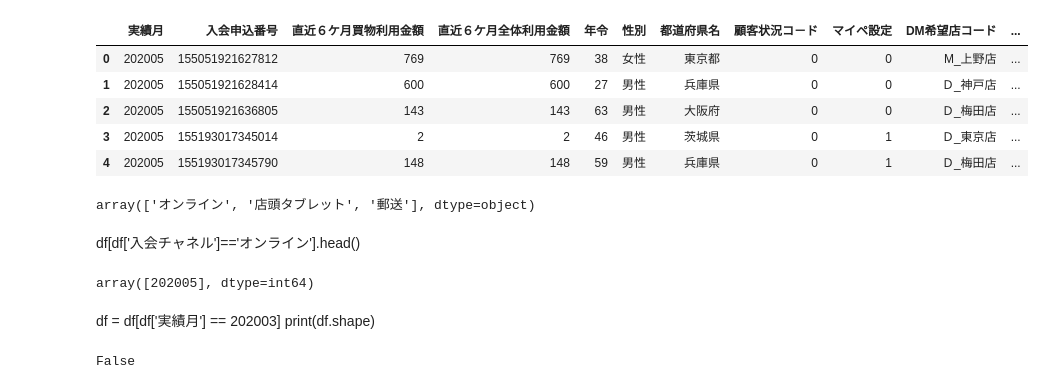
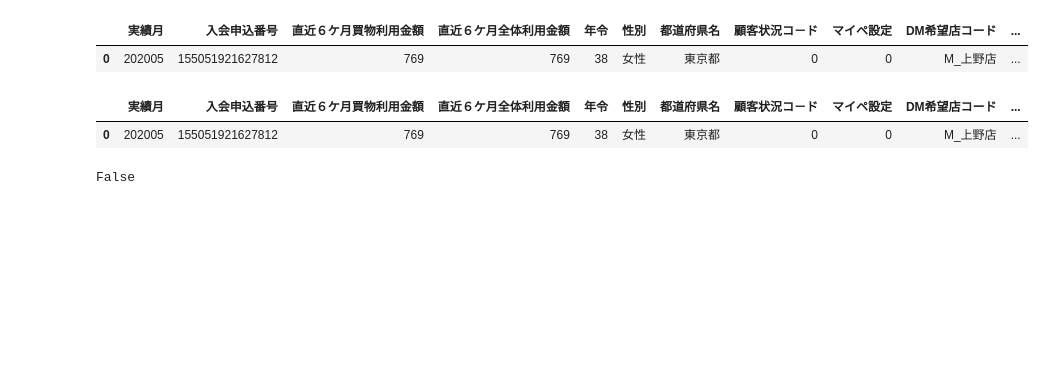
Before and after one commit to yakada/pandas_tutorial, a Jupyter notebook: data/オンライン入会者の利用状況調査レポート作成.ipynb, the cells around one changed output. Cells and saved outputs as stored; diff of their text form; code cells hidden in the pictures; blank space fills up the shorter version.

```diff
--- a/data/オンライン入会者の利用状況調査レポート作成.ipynb
+++ b/data/オンライン入会者の利用状況調査レポート作成.ipynb
@@ -58,0 +21,2 @@ column_names = ['実績月','入会申込番号','直近３ケ月買物利用金
+# %%
+data_dir = Path(r"C:\Users\crie072\Documents\21_Online\オンライン入会状況レポート")
@@ -58,0 +30,3 @@ column_names = ['実績月','入会申込番号','直近３ケ月買物利用金
+# %%
+cp_date = pd.to_datetime(20200531, format = '%Y%m%d')
+print(cp_date)
@@ -59,6 +53,7 @@ column_names = ['実績月','入会申込番号','直近３ケ月買物利用金
 # %%
 df = pd.read_excel(data_dir /r"input"/f"{input_file}")
-df.head()
+df['基準年月'] = cp_date
+df.head(2)
 # %% [output]
 |  | 実績月 | 入会申込番号 | 直近６ケ月買物利用金額 | 直近６ケ月全体利用金額 | 年令 | 性別 | 都道府県名 | 顧客状況コ－ド | マイペ設定 | DM希望店コード | ... |
 | 0 | 202005 | 155051921627812 | 769 | 769 | 38 | 女性 | 東京都 | 0 | 0 | M_上野店 | ... |
@@ -91,29 +83,22 @@ Weｂ明細有無コード        int64
 dtype: object
+# %%
+df['初回利用日フラグ'] = df['初回利用日'].apply(lambda x : "1" if x > 0 else "0")
+df.head(1)
+# %% [output]
+|  | 実績月 | 入会申込番号 | 直近６ケ月買物利用金額 | 直近６ケ月全体利用金額 | 年令 | 性別 | 都道府県名 | 顧客状況コ－ド | マイペ設定 | DM希望店コード | ... |
+| 0 | 202005 | 155051921627812 | 769 | 769 | 38 | 女性 | 東京都 | 0 | 0 | M_上野店 | ... |
 # %%
 df['カ－ド加入日'] = pd.to_datetime(df['カ－ド加入日'], format = '%Y%m%d')
 df['カ－ド加入年'] = df['カ－ド加入日'].dt.year
 df['カ－ド加入月'] = df['カ－ド加入日'].dt.month
-df.head()
+
+#"加入年月"のカラム生成
+df['カ－ド加入年月'] = df[['カ－ド加入年', 'カ－ド加入月']].apply(lambda x: '{}年{}月'.format(x[0], x[1]), axis=1)
+df = df.drop(columns=['カ－ド加入年', 'カ－ド加入月'])
+df.head(1)
 # %% [output]
 |  | 実績月 | 入会申込番号 | 直近６ケ月買物利用金額 | 直近６ケ月全体利用金額 | 年令 | 性別 | 都道府県名 | 顧客状況コ－ド | マイペ設定 | DM希望店コード | ... |
 | 0 | 202005 | 155051921627812 | 769 | 769 | 38 | 女性 | 東京都 | 0 | 0 | M_上野店 | ... |
-| 1 | 202005 | 155051921628414 | 600 | 600 | 27 | 男性 | 兵庫県 | 0 | 0 | Ｄ_神戸店 | ... |
-| 2 | 202005 | 155051921636805 | 143 | 143 | 63 | 男性 | 大阪府 | 0 | 0 | Ｄ_梅田店 | ... |
-| 3 | 202005 | 155193017345014 | 2 | 2 | 46 | 男性 | 茨城県 | 0 | 1 | Ｄ_東京店 | ... |
-| 4 | 202005 | 155193017345790 | 148 | 148 | 59 | 男性 | 兵庫県 | 0 | 1 | Ｄ_梅田店 | ... |
-# %%
-df['入会チャネル'].unique()
-# %% [output]
-array(['オンライン', '店頭タブレット', '郵送'], dtype=object)
-# %% [markdown]
-df[df['入会チャネル']=='オンライン'].head()
-# %%
-df['実績月'].unique()
-# %% [output]
-array([202005], dtype=int64)
-# %% [markdown]
-df = df[df['実績月'] == 202003]
-print(df.shape)
 # %%
 #入会申込番号の重複がないかチェック
 print(len(df) == len(df['入会申込番号'].unique()))
```
Also changed, not shown: parts of 41 cells of this notebook, 12 other files.
